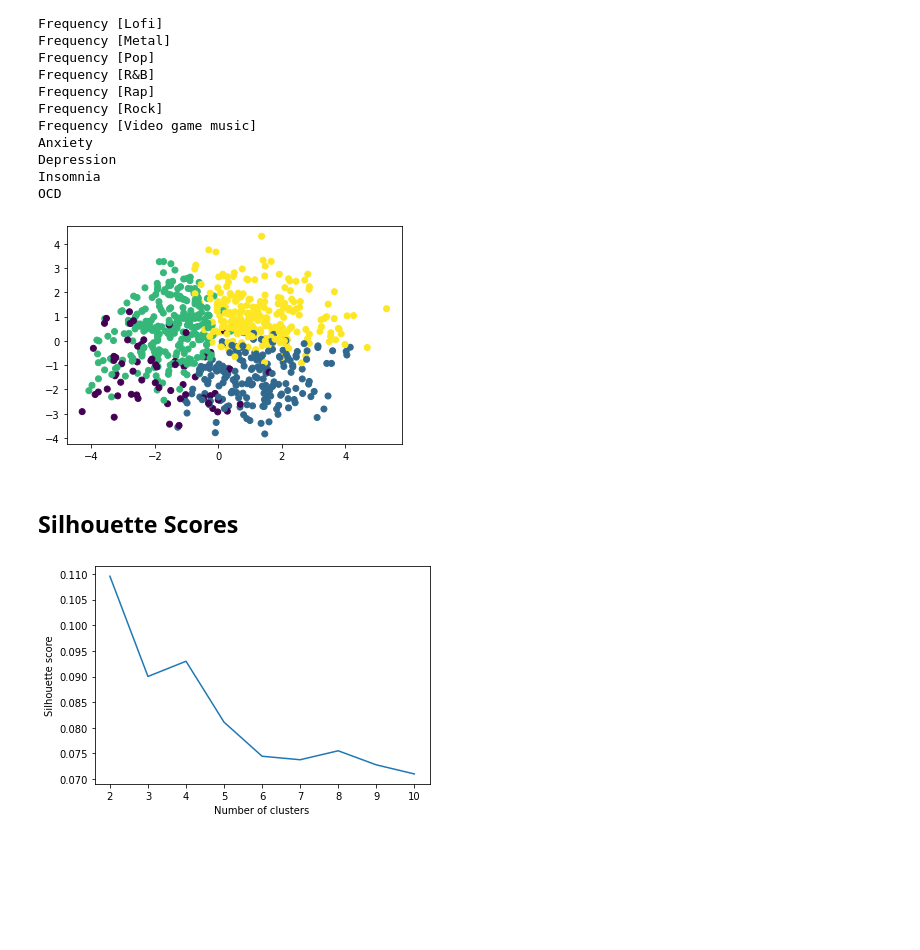
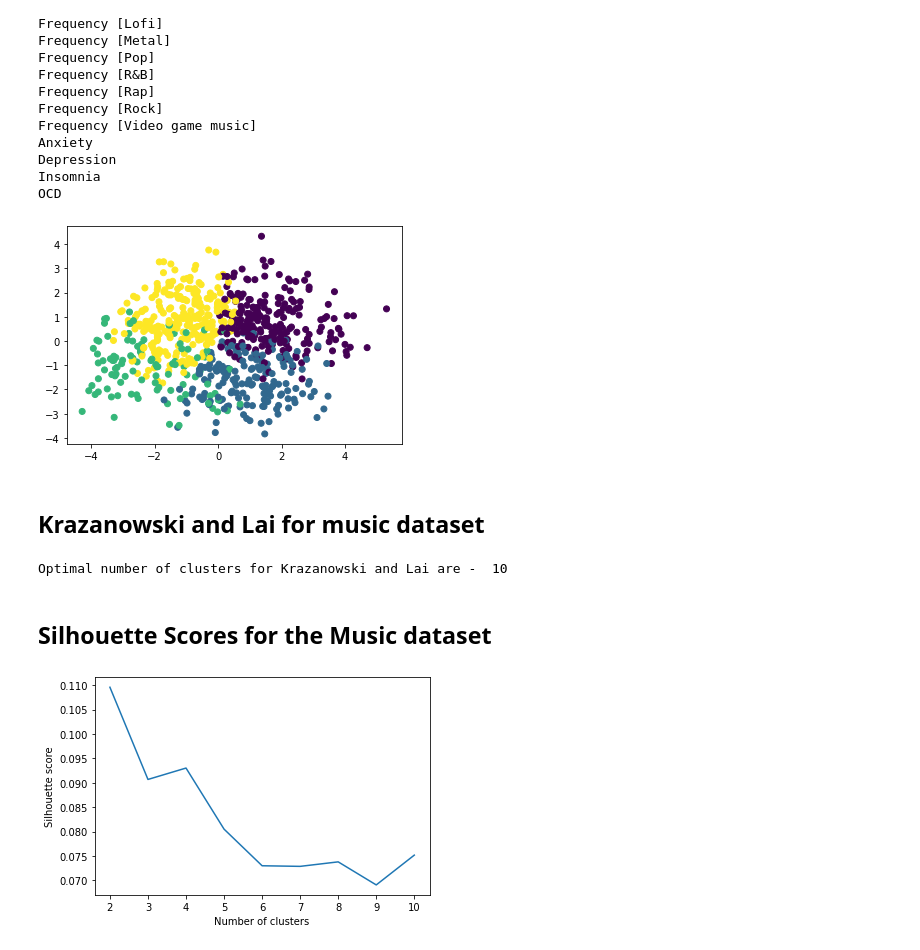
Before and after one commit to mahvashmaghrabi/CS6140_Project2, a Jupyter notebook: Part 2 and 3.ipynb, the cells around one changed output. Cells and saved outputs as stored; diff of their text form; code cells hidden in the pictures; blank space fills up the shorter version.

```diff
--- a/Part 2 and 3.ipynb
+++ b/Part 2 and 3.ipynb
@@ -390,38 +397,58 @@ OCD
 # %%
 # Loading the music dataset into a pandas dataframe
 music = pd.read_csv("/Users/mahvashmaghrabi/Downloads/survey_data_cleaned_all_MH.csv")
 
 # Dropping the index columns as it is not required for k-means clustering
 musicDataset = music.drop(columns=['Index'], axis=1).values
 
 # Standardize
 scaler = StandardScaler()
 music_stndrd = scaler.fit_transform(musicDataset)
 
 # Perform k-means clustering with value of K=4
 kmeans = KMeans(n_clusters=4)
 kmeans.fit(music_stndrd)
 labels = kmeans.labels_
 
 # sklearn built in PCA to reduce the dimensions to 2
 pca = PCA(n_components=2)
-X_pca = pca.fit_transform(X_scaled)
+X_pca = pca.fit_transform(music_stndrd)
 
 # Plotting the clusters
 plt.scatter(X_pca[:, 0], X_pca[:, 1], c=labels)
 plt.show()
 # %% [output]
-[figure, old version]
+[figure, new version]
+# %% [markdown]
+## Krazanowski and Lai for music dataset
+# %%
+# value of k
+n_clusters
+# array to store within cluster sum of squares
+wss = []
+
+# k-means clustering
+for k in n_clusters:
+    kmeans = KMeans(n_clusters=k)
+    kmeans.fit(music_stndrd)
+    wss.append(kmeans.inertia_)
+
+# Krazanowski and Lai index value
+klai_index = np.diff(wss) / wss[:-1]
+noOfClusters = n_clusters[np.argmax(klai_index) + 1]
+print('Optimal number of clusters for Krazanowski and Lai are - ', noOfClusters)
+# %% [output]
+Optimal number of clusters for Krazanowski and Lai are -  10
 # %% [markdown]
-## Silhouette Scores
+## Silhouette Scores for the Music dataset
 # %%
 # silhouette scores for values of k ranging from 2 to 11
 silhouetteScores = []
 for k in range(2, 11):
     kmeans = KMeans(n_clusters=k)
-    kmeans.fit(X_scaled)
+    kmeans.fit(music_stndrd)
     labels = kmeans.labels_
-    silhouetteScores.append(silhouette_score(X_scaled, labels))
+    silhouetteScores.append(silhouette_score(music_stndrd, labels))
 
 # Plot the silhouette scores
 plt.plot(range(2, 11), silhouetteScores)
@@ -429,4 +456,4 @@ plt.xlabel("Number of clusters")
 plt.ylabel("Silhouette score")
 plt.show()
 # %% [output]
-[figure, old version]
+[figure, new version]
```
Also changed, not shown: parts of 4 cells of this notebook.
